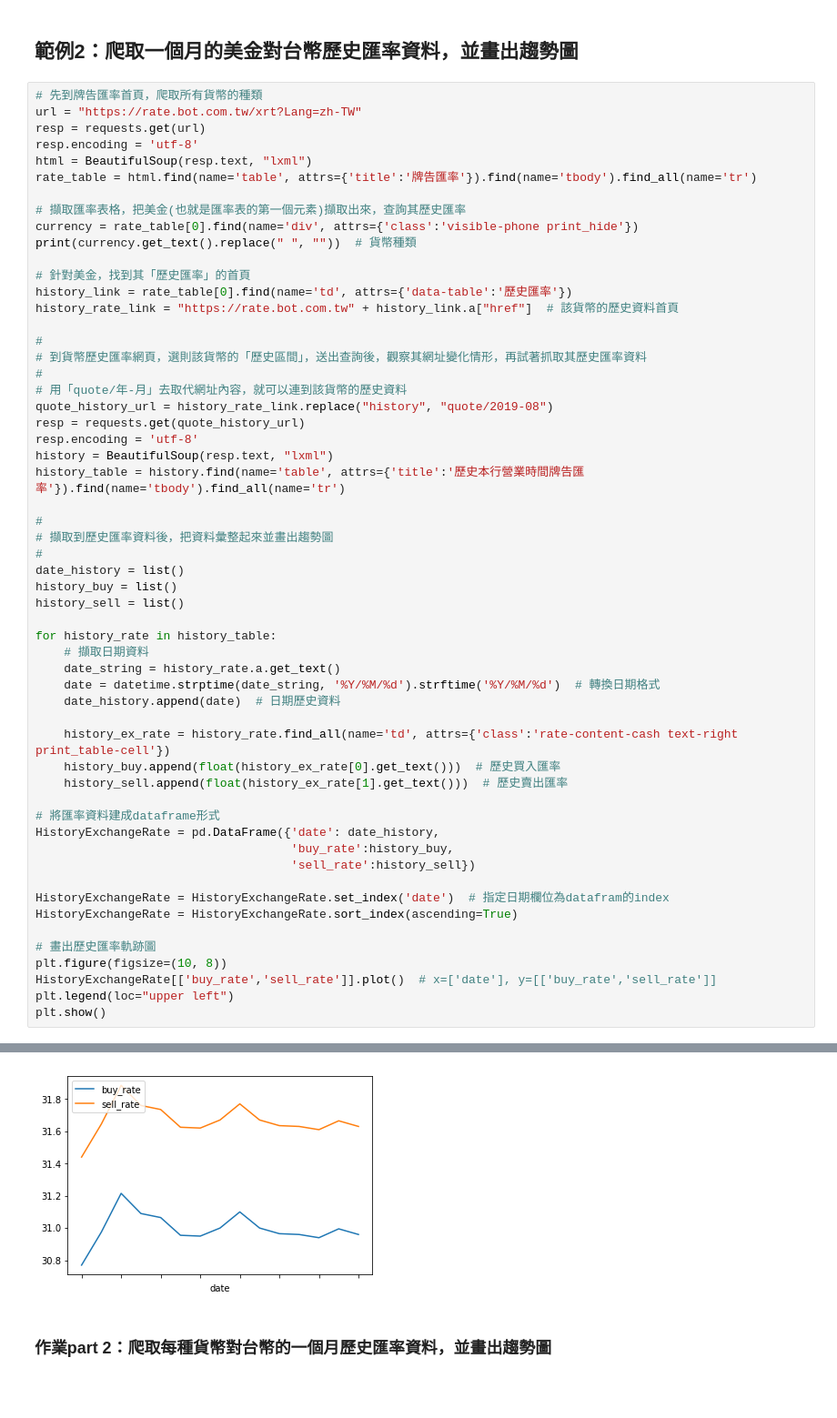
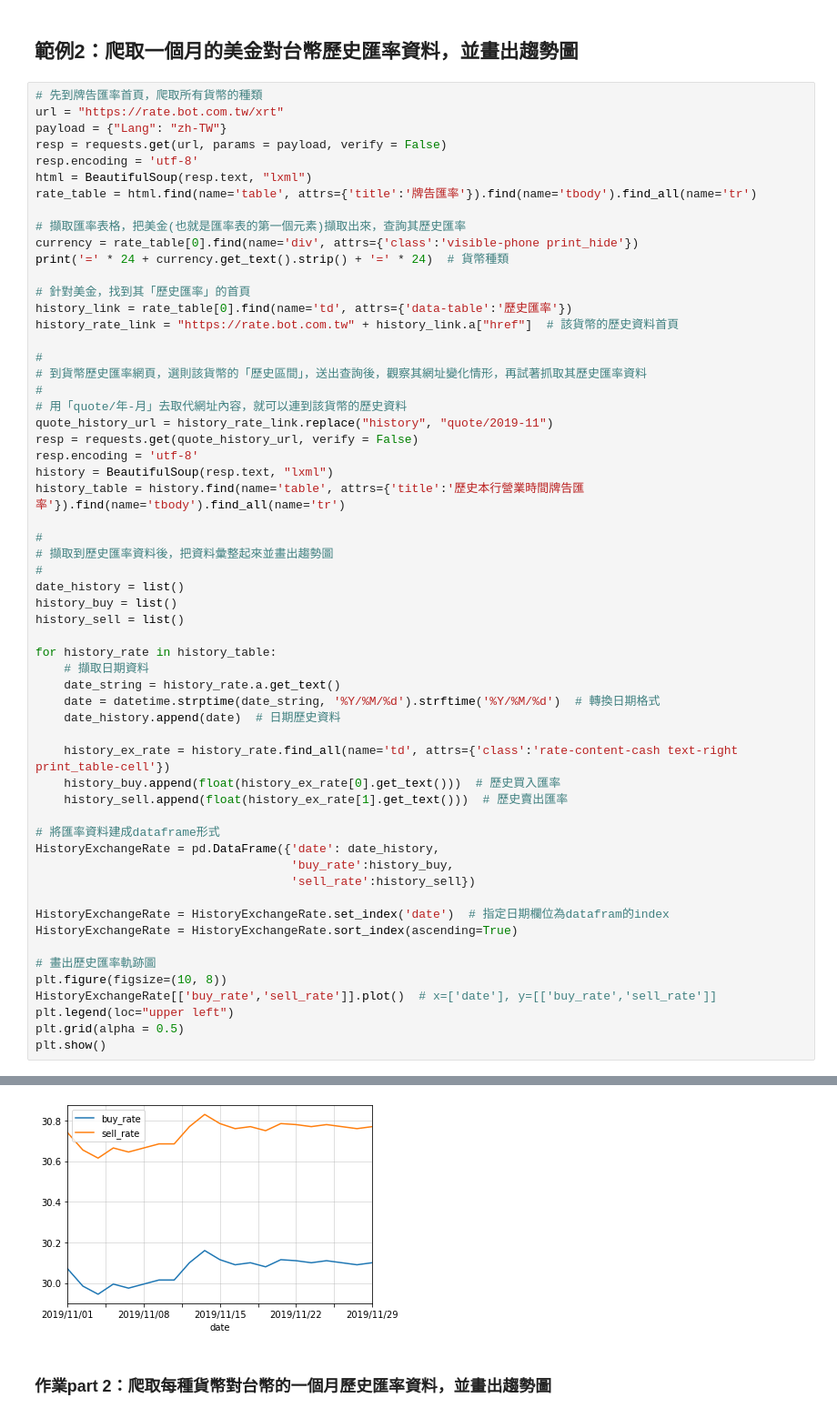
Before and after one commit to ggg5269/1st-PyCrawlerMarathon, a Jupyter notebook: D015/Day_015_Taiwan_Bank_HW.ipynb, the cells around one changed output, grey strips where cells are left out. Shown: that part at 91% size. Cells and saved outputs as stored; diff of their text form; blank space fills up the shorter version.

```diff
--- a/D015/Day_015_Taiwan_Bank_HW.ipynb
+++ b/D015/Day_015_Taiwan_Bank_HW.ipynb
@@ -58,15 +75,16 @@ SSLError: HTTPSConnectionPool(host='rate.bot.com.tw', port=443): Max retries exc
 ## 範例2：爬取一個月的美金對台幣歷史匯率資料，並畫出趨勢圖
 # %%
 # 先到牌告匯率首頁，爬取所有貨幣的種類
-url = "https://rate.bot.com.tw/xrt?Lang=zh-TW"
-resp = requests.get(url)
+url = "https://rate.bot.com.tw/xrt"
+payload = {"Lang": "zh-TW"}
+resp = requests.get(url, params = payload, verify = False)
 resp.encoding = 'utf-8'
 html = BeautifulSoup(resp.text, "lxml")
 rate_table = html.find(name='table', attrs={'title':'牌告匯率'}).find(name='tbody').find_all(name='tr')
 
 # 擷取匯率表格，把美金(也就是匯率表的第一個元素)擷取出來，查詢其歷史匯率
 currency = rate_table[0].find(name='div', attrs={'class':'visible-phone print_hide'})
-print(currency.get_text().replace(" ", ""))  # 貨幣種類
+print('=' * 24 + currency.get_text().strip() + '=' * 24)  # 貨幣種類
 
 # 針對美金，找到其「歷史匯率」的首頁
 history_link = rate_table[0].find(name='td', attrs={'data-table':'歷史匯率'})
@@ -76,8 +94,8 @@ history_rate_link = "https://rate.bot.com.tw" + history_link.a["href"]  # 該貨
 # 到貨幣歷史匯率網頁，選則該貨幣的「歷史區間」，送出查詢後，觀察其網址變化情形，再試著抓取其歷史匯率資料
 #
 # 用「quote/年-月」去取代網址內容，就可以連到該貨幣的歷史資料
-quote_history_url = history_rate_link.replace("history", "quote/2019-08")
-resp = requests.get(quote_history_url)
+quote_history_url = history_rate_link.replace("history", "quote/2019-11")
+resp = requests.get(quote_history_url, verify = False)
 resp.encoding = 'utf-8'
 history = BeautifulSoup(resp.text, "lxml")
 history_table = history.find(name='table', attrs={'title':'歷史本行營業時間牌告匯率'}).find(name='tbody').find_all(name='tr')
@@ -111,5 +129,6 @@ HistoryExchangeRate = HistoryExchangeRate.sort_index(ascending=True)
 plt.figure(figsize=(10, 8))
 HistoryExchangeRate[['buy_rate','sell_rate']].plot()  # x=['date'], y=[['buy_rate','sell_rate']]
 plt.legend(loc="upper left")
+plt.grid(alpha = 0.5)
 plt.show()
 # %% [output]
@@ -118,3 +140,3 @@ plt.show()
-[figure, old version]
+[figure, new version]
 # %% [markdown]
 ### 作業part 2：爬取每種貨幣對台幣的一個月歷史匯率資料，並畫出趨勢圖
```
Also changed, not shown: parts of 7 cells of this notebook.
